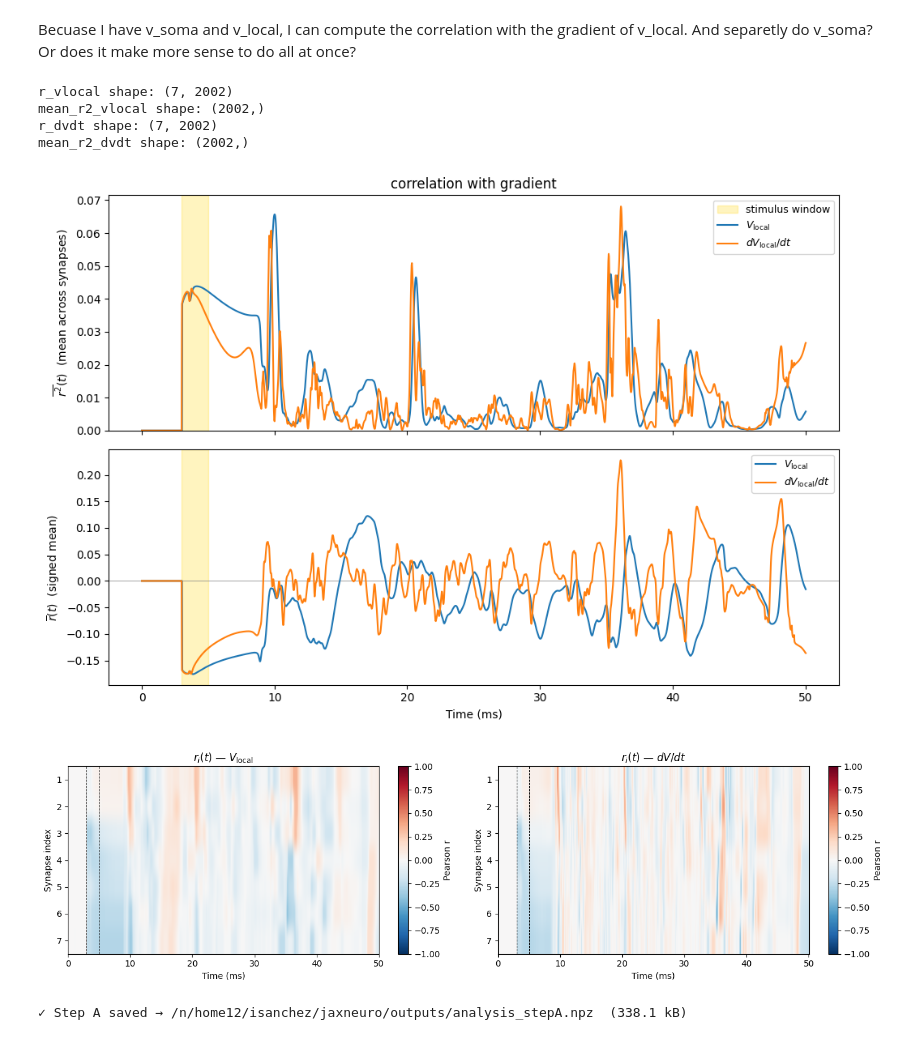
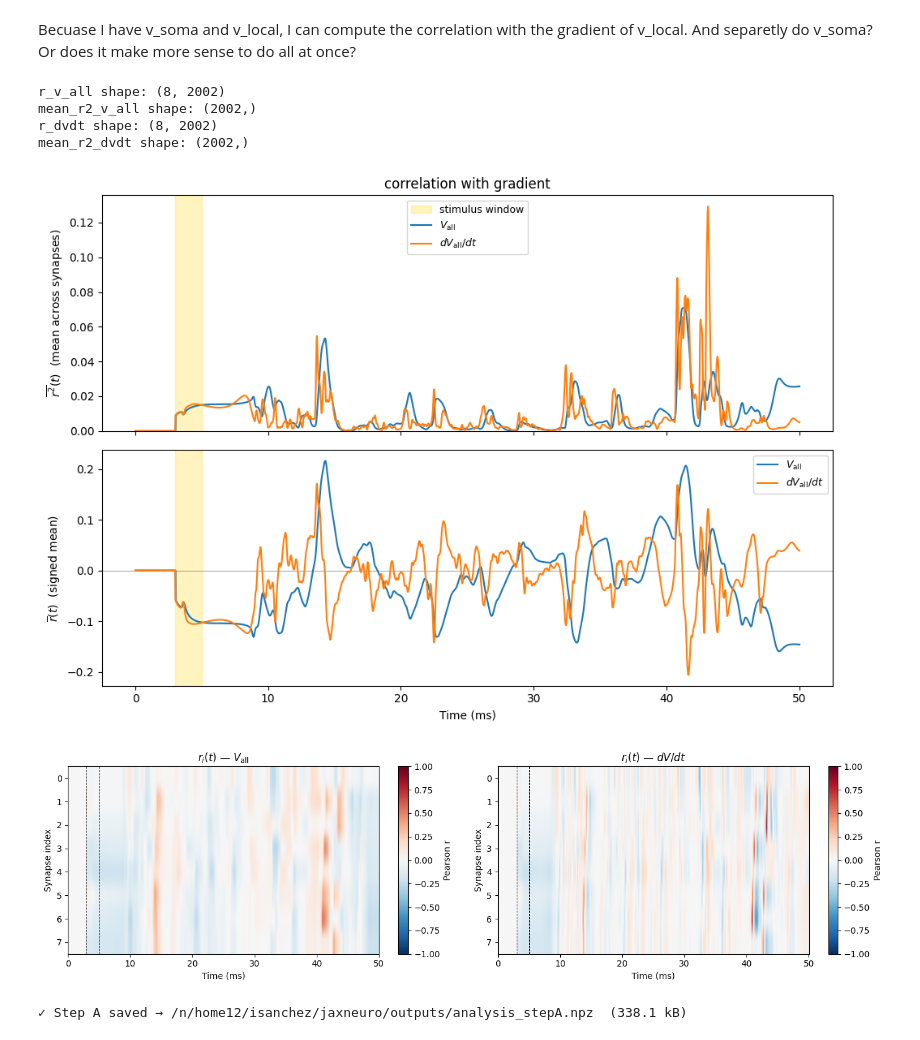
Before and after one commit to itzelts/jaxneuro, a Jupyter notebook: notebooks/analysis.ipynb, the cells around one changed output. Drawn from its saved outputs; the diff is of its cells as text; code cells hidden in the pictures.

```diff
--- a/notebooks/analysis.ipynb
+++ b/notebooks/analysis.ipynb
@@ -40,6 +40,7 @@ ds = load_dataset()
 GRADS = ds["GRADS"]  # (N, Nsyn)
 VLOCAL = ds["VLOCAL"]  # (N, Nsyn -1, T)
 VSOMA = ds["VSOMA"]   # (N, T)
+VALL = ds["VALL"]  # (N, Nsyn, T)
 patterns = ds["patterns"] # (N, Nsyn)
 losses = ds["losses"]  # (N,)
 syn_post_comp_indices = ds["syn_post_comp_indices"]
@@ -50,8 +51,7 @@ i_delay = ds["i_delay"]
 i_dur = ds["i_dur"]
 
 N, Nsyn = GRADS.shape
-T = VLOCAL.shape[2]
-Nlocal = VLOCAL.shape[1]
+T = VALL.shape[2]
 
 # time axis
 t = np.arange(T) * dt  # (T,)
@@ -60,9 +60,10 @@ t = np.arange(T) * dt  # (T,)
 t_stim = (t >= i_delay) & (t <= i_delay + i_dur)
 
 
-print(f"GRADS : {GRADS.shape}")
+print(f"GRADS: {GRADS.shape}")
 print(f"VLOCAL: {VLOCAL.shape}")
-print(f"VSOMA : {VSOMA.shape}")
+print(f"VSOMA: {VSOMA.shape}")
+print(f"VALL: {VALL.shape}")
 print(f"patterns:{patterns.shape}")
 print(f"losses: {losses.shape}")
 print(f"\n dt={dt} ms, t_max={t_max} ms,T={T} timepoints")
@@ -75,5 +76,6 @@ print(f"syn_post_comp_indices = {syn_post_comp_indices}")
 assert GRADS.shape == (N, Nsyn)
 assert VLOCAL.shape == (N, Nsyn -1, T)
 assert VSOMA.shape  == (N, T)
+assert VALL.shape == (N, Nsyn, T)
 print("\nAll shape checks passed!!!")
 # %% [output]
@@ -120,70 +123,65 @@ def time_resolved_corr(signal, grads):
     return r_by_syn
 
 
-GRADS_local = GRADS[:, 1:]
-r_vlocal = time_resolved_corr(VLOCAL, GRADS_local) # (Nsyn-1, T)
-mean_r2_vlocal = (r_vlocal**2).mean(axis=0)  # (T,)
-mean_r_vlocal = r_vlocal.mean(axis=0) # (T,)
+r_v_all = time_resolved_corr(VALL, GRADS) # (Nsyn, T)
+mean_r2_v_all = (r_v_all**2).mean(axis=0)  # (T,)
+mean_r_v_all = r_v_all.mean(axis=0) # (T,)
 
 
 ## look at changes in voltage?
-dVdt = np.gradient(VLOCAL, dt, axis=2)  # (N, Nsyn, T)
-r_dvdt = time_resolved_corr(dVdt, GRADS_local)  # (Nsyn-1, T)
+dVdt = np.gradient(VALL, dt, axis=2)  # (N, Nsyn, T)
+r_dvdt = time_resolved_corr(dVdt, GRADS)  # (Nsyn, T)
 mean_r2_dvdt = (r_dvdt**2).mean(axis=0) # (T,)
 mean_r_dvdt = r_dvdt.mean(axis=0) # (T,)
 
-print(f"r_vlocal shape: {r_vlocal.shape}")
-print(f"mean_r2_vlocal shape: {mean_r2_vlocal.shape}")
+print(f"r_v_all shape: {r_v_all.shape}")
+print(f"mean_r2_v_all shape: {mean_r2_v_all.shape}")
 print(f"r_dvdt shape: {r_dvdt.shape}")
 print(f"mean_r2_dvdt shape: {mean_r2_dvdt.shape}")
 # %% [output]
-r_vlocal shape: (7, 2002)
-mean_r2_vlocal shape: (2002,)
-r_dvdt shape: (7, 2002)
+r_v_all shape: (8, 2002)
+mean_r2_v_all shape: (2002,)
+r_dvdt shape: (8, 2002)
 mean_r2_dvdt shape: (2002,)
 # %%
 fig, axes = plt.subplots(2, 1, figsize=(10, 7), sharex=True)
 
 ax = axes[0]
 ax.axvspan(i_delay, i_delay + i_dur, color="gold", alpha=0.25, label="stimulus window")
-ax.plot(t, mean_r2_vlocal, label=r"$V_{\rm local}$", lw=1.5)
-ax.plot(t, mean_r2_dvdt,   label=r"$dV_{\rm local}/dt$", lw=1.5)
+ax.plot(t, mean_r2_v_all, label=r"$V_{\rm all}$", lw=1.5)
+ax.plot(t, mean_r2_dvdt,   label=r"$dV_{\rm all}/dt$", lw=1.5)
 ax.set_ylabel(r"$\overline{r^2}(t)$  (mean across synapses)")
 ax.set_title("correlation with gradient")
 ax.legend(fontsize=9)
 ax.set_ylim(bottom=0)
 
 ax = axes[1]
 ax.axvspan(i_delay, i_delay + i_dur, color="gold", alpha=0.25)
 ax.axhline(0, color="grey", lw=0.5)
-ax.plot(t, mean_r_vlocal, label=r"$V_{\rm local}$", lw=1.5)
-ax.plot(t, mean_r_dvdt,   label=r"$dV_{\rm local}/dt$", lw=1.5)
+ax.plot(t, mean_r_v_all, label=r"$V_{\rm all}$", lw=1.5)
+ax.plot(t, mean_r_dvdt,   label=r"$dV_{\rm all}/dt$", lw=1.5)
 ax.set_ylabel(r"$\overline{r}(t)$  (signed mean)")
 ax.set_xlabel("Time (ms)")
 ax.legend(fontsize=9)
 
 plt.tight_layout()
 plt.show()
 # %% [output]
-[figure, old version]
+[figure, new version]
 # %%
 fig, axes = plt.subplots(1, 2, figsize=(14, 4))
 
-syn_start = 1                      # because VLOCAL corresponds to syn 1..Nsyn-1
-Ns = r_vlocal.shape[0]             # == Nsyn-1
-syn_end = syn_start + Ns - 1       # == Nsyn-1
-
 for ax, data, title in zip(
     axes,
-    [r_vlocal, r_dvdt],
-    [r"$r_i(t)$ — $V_{\rm local}$", r"$r_i(t)$ — $dV/dt$"],
+    [r_v_all, r_dvdt],
+    [r"$r_i(t)$ — $V_{\rm all}$", r"$r_i(t)$ — $dV/dt$"],
 ):
     im = ax.imshow(
         data,
         aspect="auto",
         cmap="RdBu_r",
         vmin=-1, vmax=1,
-        extent=[t[0], t[-1], syn_end + 0.5, syn_start - 0.5],  # <-- updated
+        extent=[t[0], t[-1], Nsyn - 0.5, - 0.5],
     )
     ax.axvline(i_delay, color="k", ls="--", lw=0.7)
     ax.axvline(i_delay + i_dur, color="k", ls="--", lw=0.7)
@@ -195,7 +193,7 @@ for ax, data, title in zip(
 plt.tight_layout()
 plt.show()
 # %% [output]
-[figure, old version]
+[figure, new version]
 # %%
 save_A = os.path.join("/n/home12/isanchez/jaxneuro/outputs", "analysis_stepA.npz")
 np.savez(
```
Also changed, not shown: parts of 29 cells of this notebook, 2 other files.
